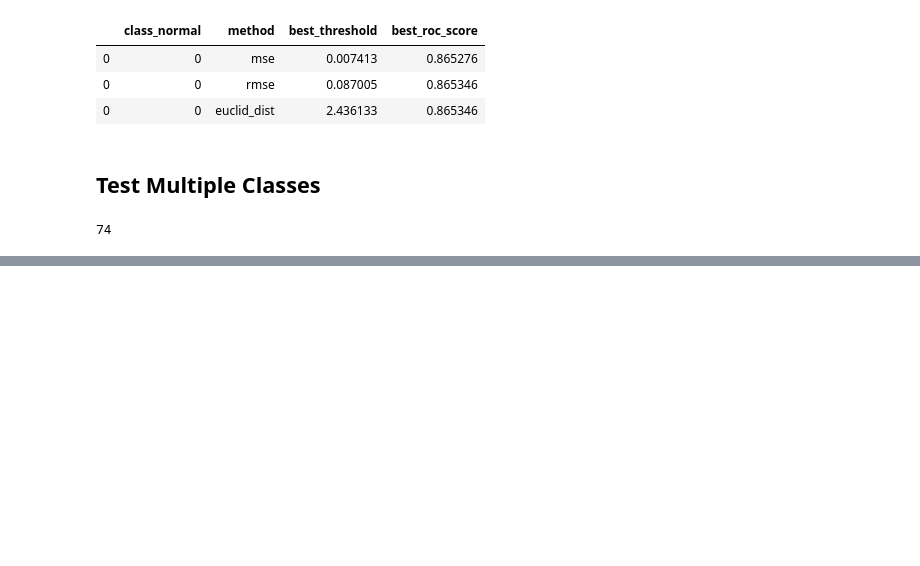
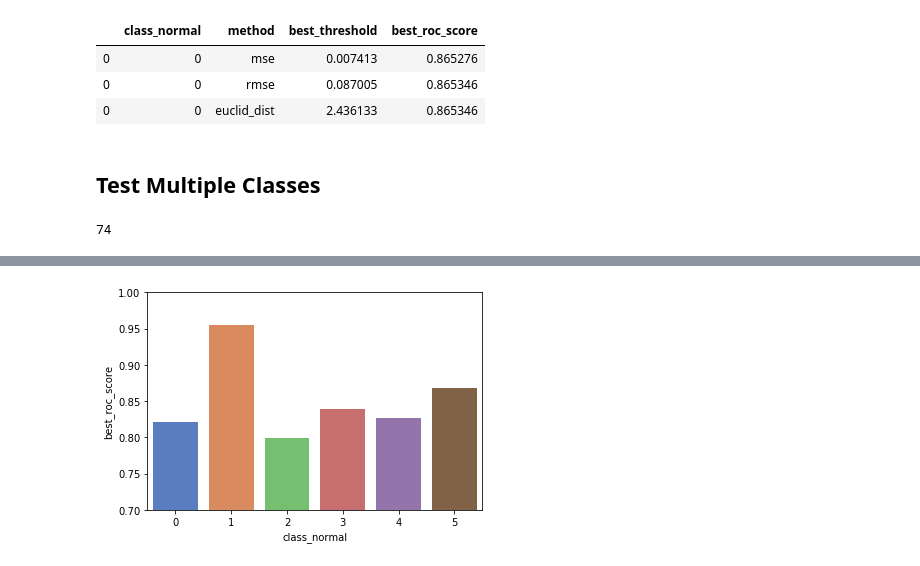
Before and after one commit to tvhahn/autoencoder-sandbox, a Jupyter notebook: notebooks/6.0-autoencoder-anomaly-detection.ipynb, the cells around one changed output, grey strips where cells are left out. Drawn from its saved outputs; the diff is of its cells as text; code cells hidden in the pictures; blank space fills up the shorter version.

Commit message:
plotting of all the reconstruction methods

```diff
--- a/notebooks/6.0-autoencoder-anomaly-detection.ipynb
+++ b/notebooks/6.0-autoencoder-anomaly-detection.ipynb
@@ -631,0 +652,5 @@ df_all
+# %%
+df2 = df_all[df_all['method']=='rmse']
+df2=df2.groupby(['class_normal']).mean()
+df2.reset_index(inplace=True)
+df2
@@ -631,0 +665,7 @@ df_all
+# %%
+import seaborn as sns
+sns.barplot(x='class_normal', y='best_roc_score', data=df2,palette="muted")
+plt.ylim(0.7, 1.0)
+plt.show()
+# %% [output]
+[figure, added]
```
Also changed, not shown: parts of 7 cells of this notebook, 1 other file.
